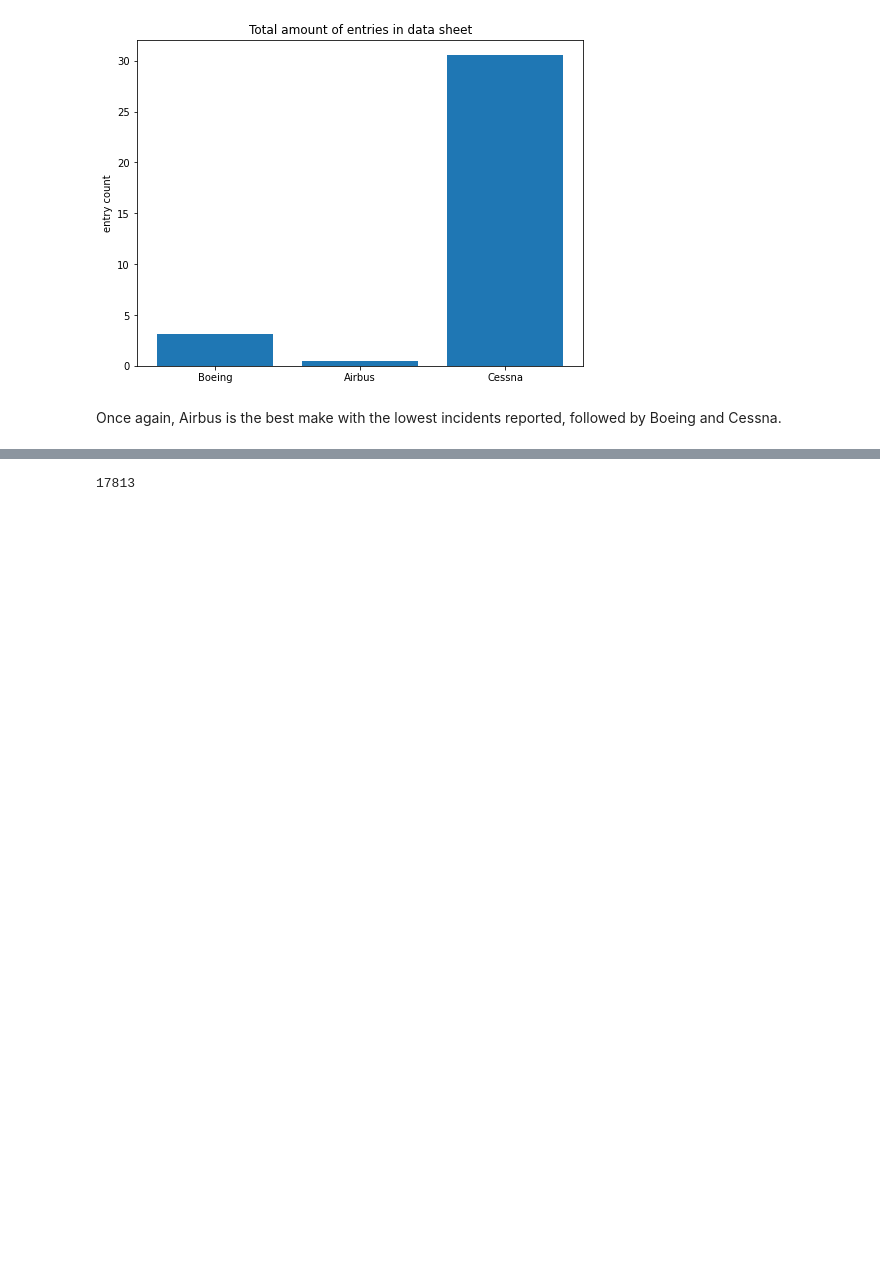
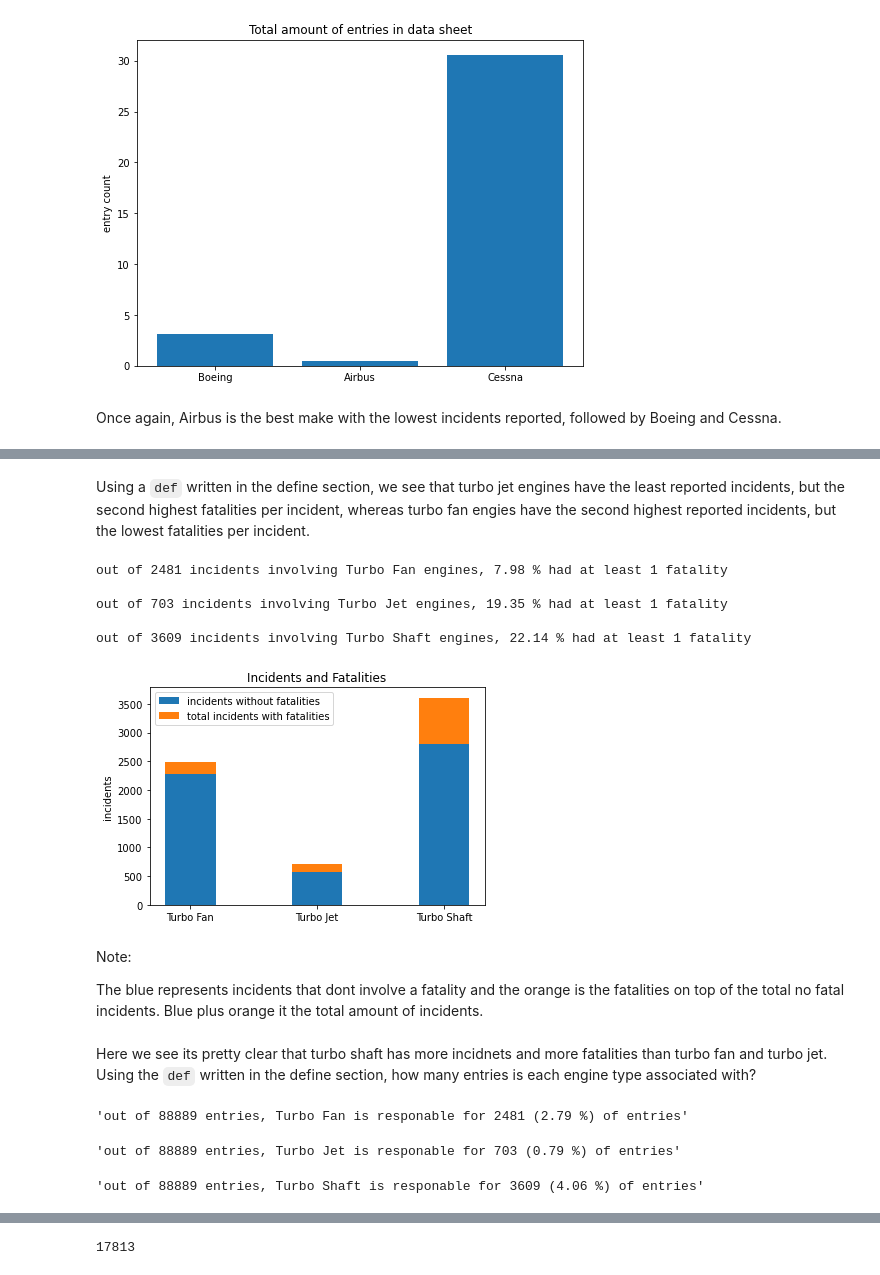
Before and after one commit to Djohnson1313/phase_1_project, a Jupyter notebook: phase_1_project_final.ipynb, the cells around one changed output, grey strips where cells are left out. Saved outputs shown, nothing was run; the diff lists cells and outputs as text; code cells hidden in the pictures; blank space fills up the shorter version.

```diff
--- a/phase_1_project_final.ipynb
+++ b/phase_1_project_final.ipynb
@@ -291,0 +397,47 @@ create column for total injuries including death (Total_Injuries) and column for
+# %% [markdown]
+Using a `def` written in the define section, we see that turbo jet engines have the least reported incidents, but the second highest fatalities per incident, whereas turbo fan engies have the second highest reported incidents, but the lowest fatalities per incident.
+# %%
+print(t_fan)
+print()
+print(t_jet)
+print()
+print(t_shaft)
+# %% [output]
+out of 2481 incidents involving Turbo Fan engines, 7.98 % had at least 1 fatality
+
+out of 703 incidents involving Turbo Jet engines, 19.35 % had at least 1 fatality
+
+out of 3609 incidents involving Turbo Shaft engines, 22.14 % had at least 1 fatality
+# %%
+# create a stacked barchart to show incidents without fatalities and total incidents with fatalities
+labels = ['Turbo Fan', 'Turbo Jet', 'Turbo Shaft']
+incidents = [2284, 567, 2810] # totals are [2481, 703, 3609]
+fatalities = [197, 136, 799]
+width = 0.4
+fig, ax = plt.subplots()
+ax.bar(labels, incidents, width, label = 'Engine Type')
+ax.bar(labels, fatalities, width, bottom = incidents, label = 'fatalities')
+ax.set_ylabel('incidents')
+ax.set_title('Incidents and Fatalities')
+plt.legend(['incidents without fatalities', 'total incidents with fatalities'])
+plt.show()
+# %% [output]
+[figure, added]
+# %% [markdown]
+Note:
+
+The blue represents incidents that dont involve a fatality and the orange is the fatalities on top of the total no fatal incidents. Blue plus orange it the total amount of incidents.
+# %% [markdown]
+Here we see its pretty clear that turbo shaft has more incidnets and more fatalities than turbo fan and turbo jet. Using the `def` written in the define section, how many entries is each engine type associated with?
+# %%
+engine_type_percent('Turbo Fan')
+# %% [output]
+'out of 88889 entries, Turbo Fan is responable for 2481 (2.79 %) of entries'
+# %%
+engine_type_percent('Turbo Jet')
+# %% [output]
+'out of 88889 entries, Turbo Jet is responable for 703 (0.79 %) of entries'
+# %%
+engine_type_percent('Turbo Shaft')
+# %% [output]
+'out of 88889 entries, Turbo Shaft is responable for 3609 (4.06 %) of entries'
```
Also changed, not shown: parts of 117 cells of this notebook.
